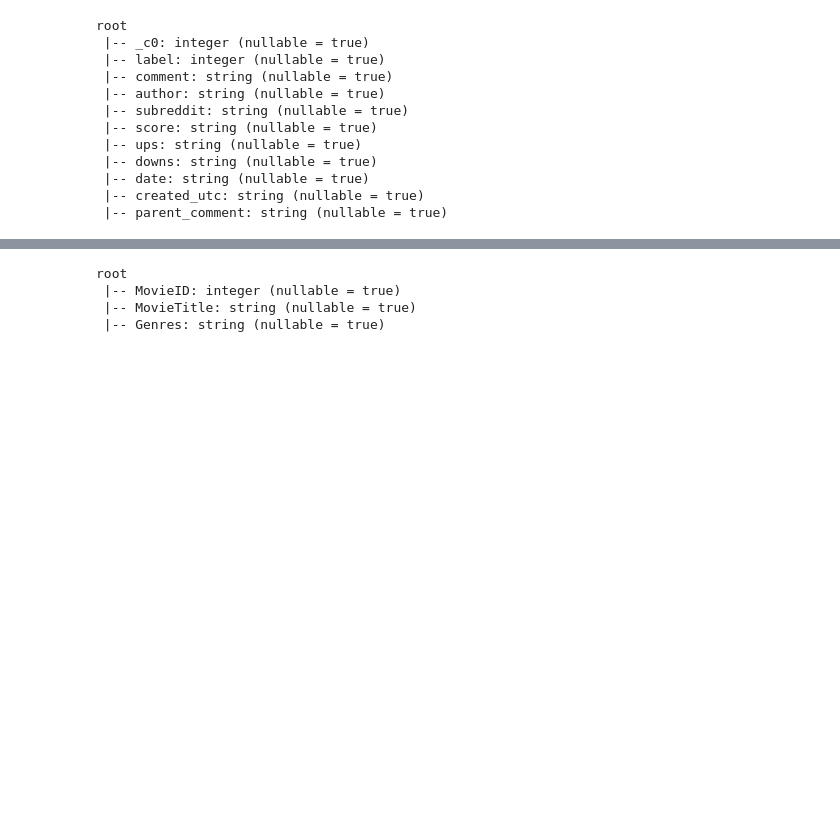
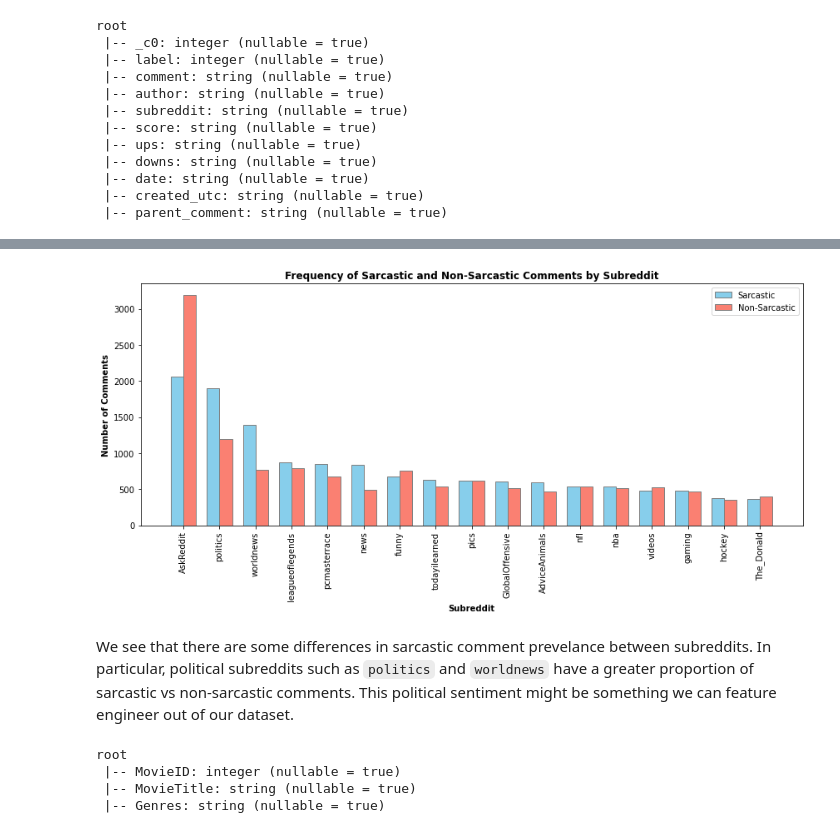
Before and after one commit to brianellis1997/Sarcasm_PySpark, a Jupyter notebook: Project_Test.ipynb, the cells around one changed output, grey strips where cells are left out. Saved outputs shown, nothing was run; the diff lists cells and outputs as text; code cells hidden in the pictures; blank space fills up the shorter version.

```diff
--- a/Project_Test.ipynb
+++ b/Project_Test.ipynb
@@ -313,3 +298,54 @@ ERROR! Session/line number was not unique in database. History logging moved to
+# %%
+import numpy as np
+import matplotlib.pyplot as plt
+import seaborn as sns
+from pyspark.sql import functions as F
+
+# Calculate the count of sarcastic comments per subreddit
+sarcastic_count = sarcastic.groupBy('subreddit').count()
+non_sarcastic_count = non_sarcastic.groupBy('subreddit').count()
+
+# Collect the top 20 subreddits by count for both sarcastic and non-sarcastic comments
+top_sarcastic = sarcastic_count.orderBy(F.desc('count')).limit(20).toPandas()
+top_non_sarcastic = non_sarcastic_count.orderBy(F.desc('count')).limit(20).toPandas()
+
+# Merge sarcastic and non-sarcastic counts based on subreddit
+merged_counts = top_sarcastic.merge(top_non_sarcastic, on='subreddit', suffixes=('_sarcastic', '_non_sarcastic'))
+
+# Set the width of the bars
+bar_width = 0.35
+
+# Set the positions of the bars on the x-axis
+r1 = np.arange(len(merged_counts))
+r2 = [x + bar_width for x in r1]
+
+# Plot side-by-side bar charts
+plt.figure(figsize=(12, 6))
+
+# Plot sarcastic comments
+plt.bar(r1, merged_counts['count_sarcastic'], color='skyblue', width=bar_width, edgecolor='grey', label='Sarcastic')
+
+# Plot non-sarcastic comments
+plt.bar(r2, merged_counts['count_non_sarcastic'], color='salmon', width=bar_width, edgecolor='grey', label='Non-Sarcastic')
+
+# Add xticks and labels
+plt.xlabel('Subreddit', fontweight='bold')
+plt.xticks([r + bar_width/2 for r in range(len(merged_counts))], merged_counts['subreddit'], rotation=90)
+
+# Add ylabel and title
+plt.ylabel('Number of Comments', fontweight='bold')
+plt.title('Frequency of Sarcastic and Non-Sarcastic Comments by Subreddit', fontweight='bold')
+
+# Add legend
+plt.legend()
+
+# Show plot
+plt.tight_layout()
+plt.show()
+# %% [output]
+[figure, added]
+# %% [markdown]
+We see that there are some differences in sarcastic comment prevelance between subreddits. In particular, political subreddits such as `politics` and `worldnews` have a greater proportion of sarcastic vs non-sarcastic comments. This political sentiment might be something we can feature engineer out of our dataset.
 # %%
 movie_schema = StructType([ StructField("MovieID", IntegerType(), False), \
                             StructField("MovieTitle", StringType(), True ), \
```
Also changed, not shown: parts of 5 cells of this notebook.
